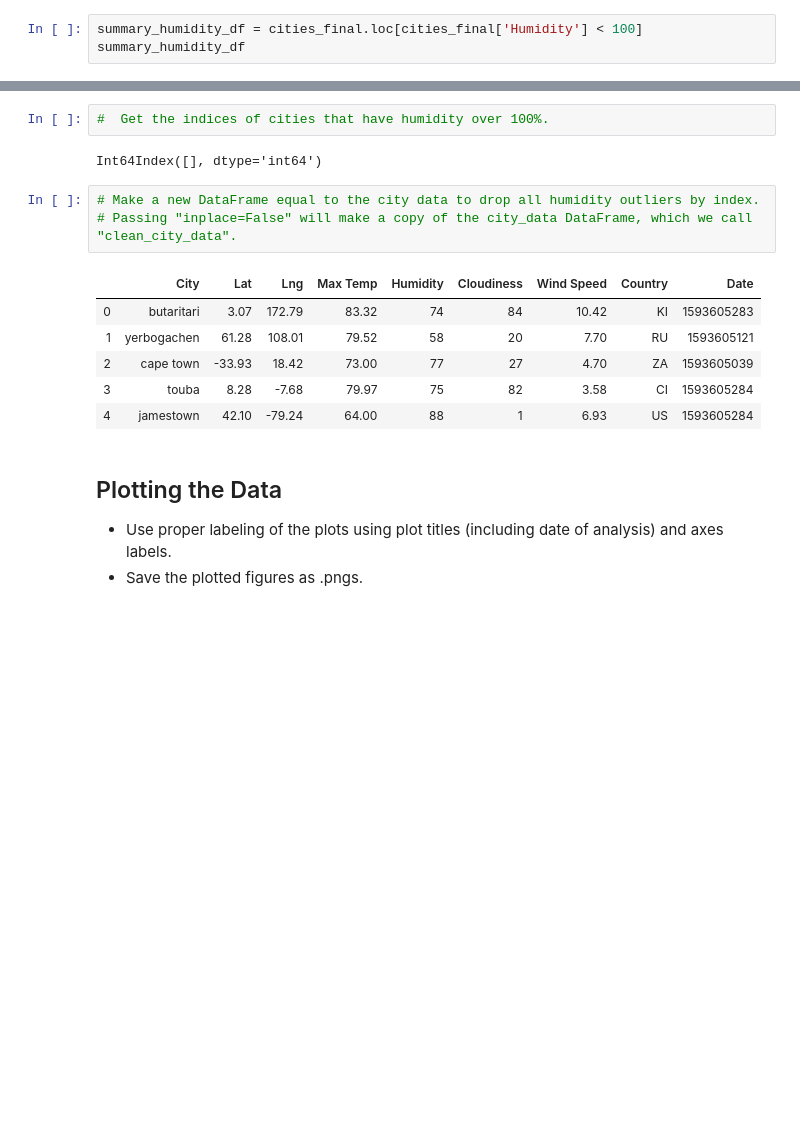
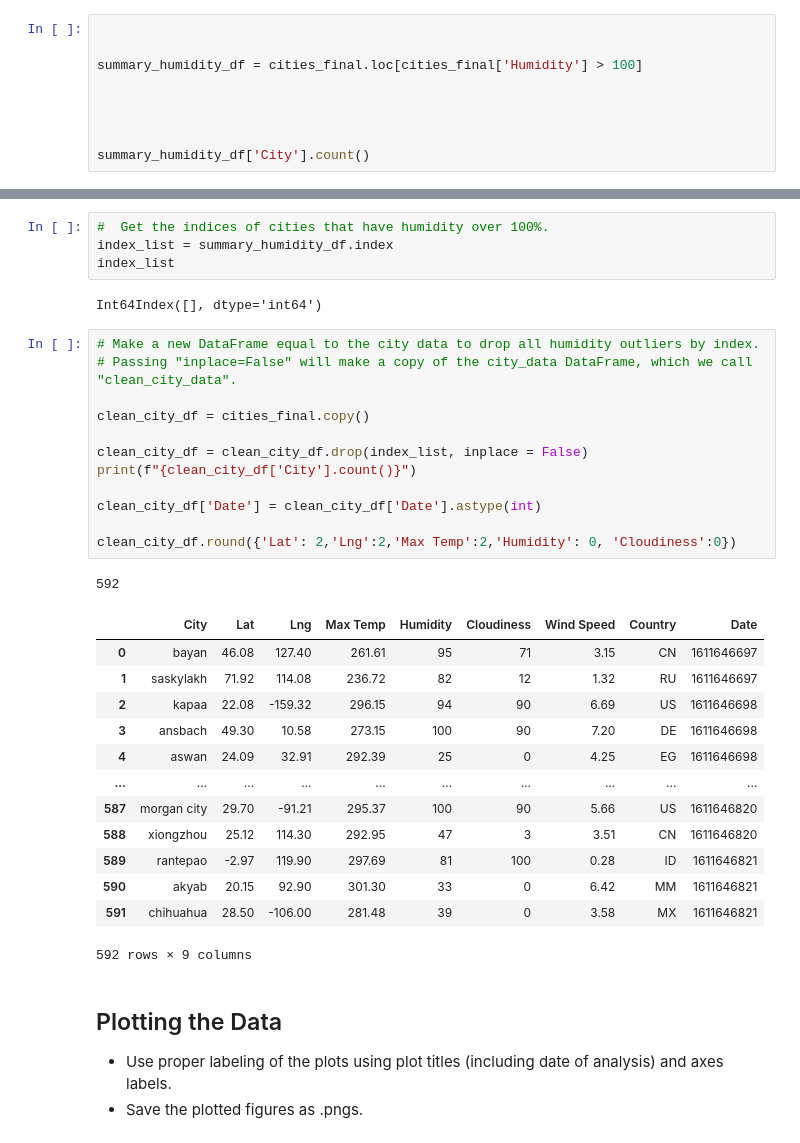
Before and after one commit to pratixashah/Python-API, a Jupyter notebook: WeatherPy/WeatherPy.ipynb, the cells around one changed output, grey strips where cells are left out. Saved outputs shown, nothing was run; the diff lists cells and outputs as text; blank space fills up the shorter version.

Commit message:
Cleaning Data, Filter with Humidity, Chart with saving as png

```diff
--- a/WeatherPy/WeatherPy.ipynb
+++ b/WeatherPy/WeatherPy.ipynb
@@ -220,6 +175,12 @@ summary_statistics_df.describe()
 ----
 Skip this step if there are no cities that have humidity > 100%.
 # %%
-summary_humidity_df = cities_final.loc[cities_final['Humidity'] < 100]
-summary_humidity_df
+
+
+summary_humidity_df = cities_final.loc[cities_final['Humidity'] > 100]
+
+
+
+
+summary_humidity_df['City'].count()
 # %% [output]
@@ -250,17 +188,36 @@ summary_humidity_df
 # %%
 #  Get the indices of cities that have humidity over 100%.
+index_list = summary_humidity_df.index
+index_list
 # %% [output]
 Int64Index([], dtype='int64')
 # %%
 # Make a new DataFrame equal to the city data to drop all humidity outliers by index.
 # Passing "inplace=False" will make a copy of the city_data DataFrame, which we call "clean_city_data".
+
+clean_city_df = cities_final.copy()
+
+clean_city_df = clean_city_df.drop(index_list, inplace = False)
+print(f"{clean_city_df['City'].count()}")
+
+clean_city_df['Date'] = clean_city_df['Date'].astype(int)
+
+clean_city_df.round({'Lat': 2,'Lng':2,'Max Temp':2,'Humidity': 0, 'Cloudiness':0})
 # %% [output]
+592
 |  | City | Lat | Lng | Max Temp | Humidity | Cloudiness | Wind Speed | Country | Date |
-| 0 | butaritari | 3.07 | 172.79 | 83.32 | 74 | 84 | 10.42 | KI | 1593605283 |
-| 1 | yerbogachen | 61.28 | 108.01 | 79.52 | 58 | 20 | 7.70 | RU | 1593605121 |
-| 2 | cape town | -33.93 | 18.42 | 73.00 | 77 | 27 | 4.70 | ZA | 1593605039 |
-| 3 | touba | 8.28 | -7.68 | 79.97 | 75 | 82 | 3.58 | CI | 1593605284 |
-| 4 | jamestown | 42.10 | -79.24 | 64.00 | 88 | 1 | 6.93 | US | 1593605284 |
+| 0 | bayan | 46.08 | 127.40 | 261.61 | 95 | 71 | 3.15 | CN | 1611646697 |
+| 1 | saskylakh | 71.92 | 114.08 | 236.72 | 82 | 12 | 1.32 | RU | 1611646697 |
+| 2 | kapaa | 22.08 | -159.32 | 296.15 | 94 | 90 | 6.69 | US | 1611646698 |
+| 3 | ansbach | 49.30 | 10.58 | 273.15 | 100 | 90 | 7.20 | DE | 1611646698 |
+| 4 | aswan | 24.09 | 32.91 | 292.39 | 25 | 0 | 4.25 | EG | 1611646698 |
+| ... | ... | ... | ... | ... | ... | ... | ... | ... | ... |
+| 587 | morgan city | 29.70 | -91.21 | 295.37 | 100 | 90 | 5.66 | US | 1611646820 |
+| 588 | xiongzhou | 25.12 | 114.30 | 292.95 | 47 | 3 | 3.51 | CN | 1611646820 |
+| 589 | rantepao | -2.97 | 119.90 | 297.69 | 81 | 100 | 0.28 | ID | 1611646821 |
+| 590 | akyab | 20.15 | 92.90 | 301.30 | 33 | 0 | 6.42 | MM | 1611646821 |
+| 591 | chihuahua | 28.50 | -106.00 | 281.48 | 39 | 0 | 3.58 | MX | 1611646821 |
+592 rows × 9 columns
 # %% [markdown]
 ## Plotting the Data
 * Use proper labeling of the plots using plot titles (including date of analysis) and axes labels.
```
Also changed, not shown: parts of 21 cells of this notebook, 4 other files.
